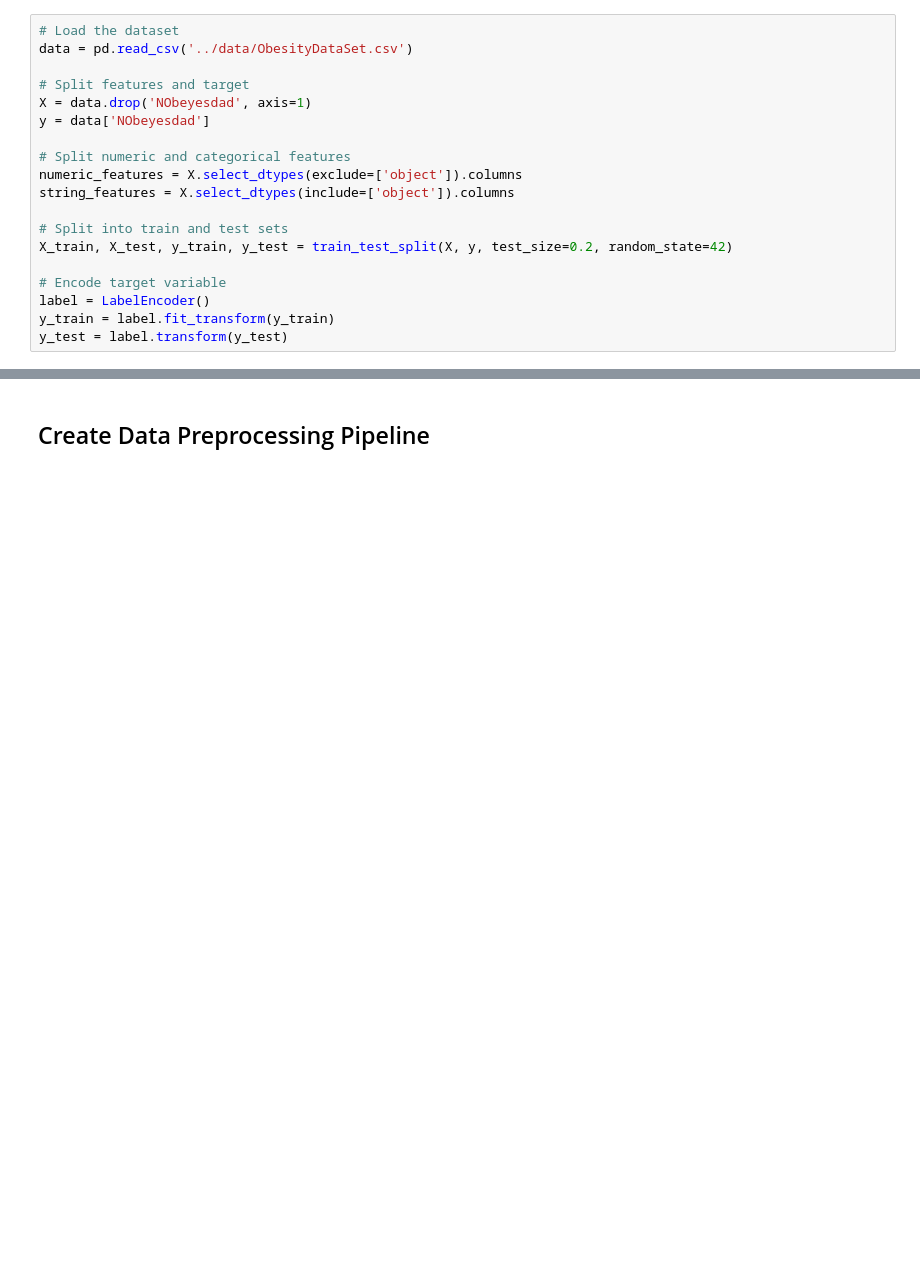
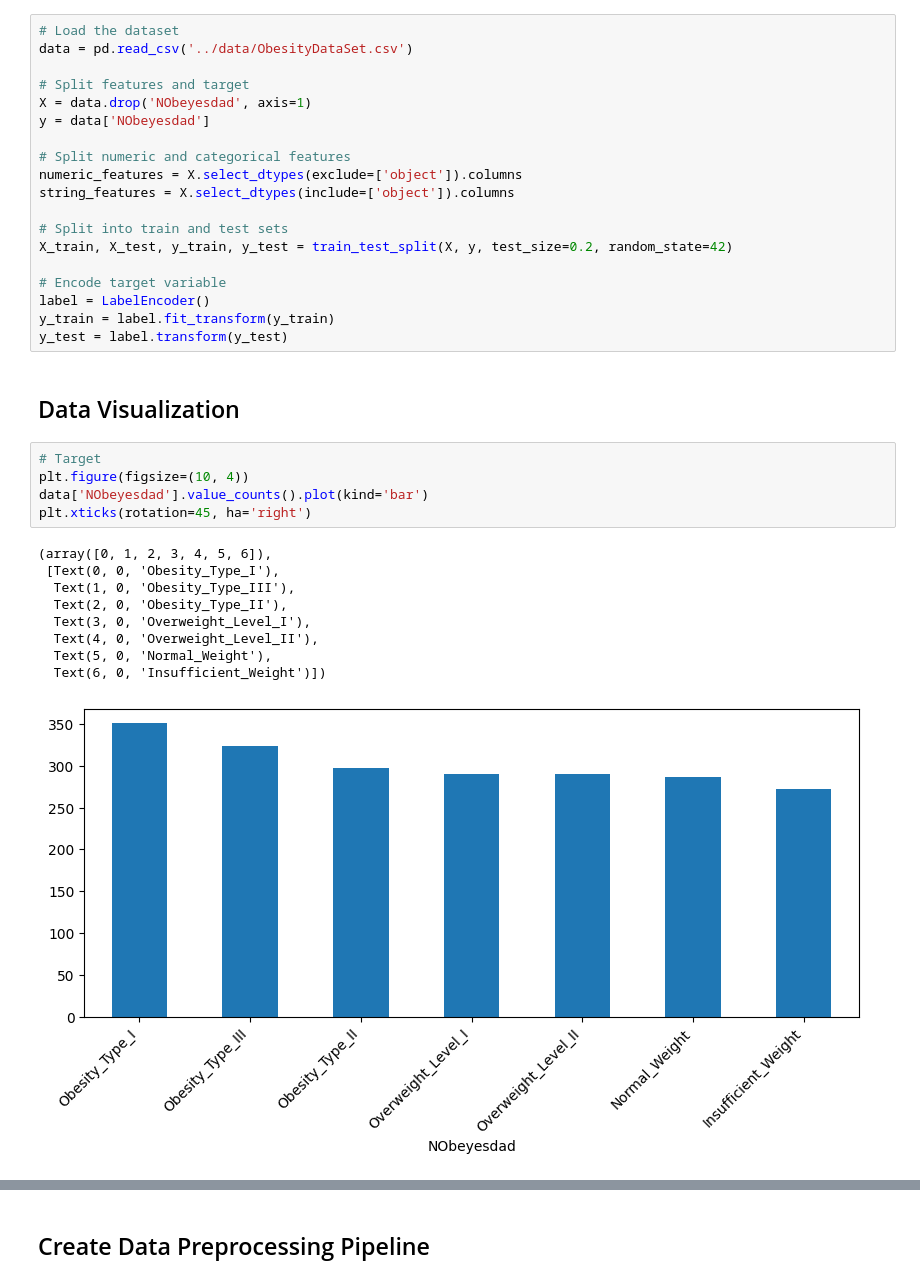
Before and after one commit to pulkit8690/Obesity-or-CVD-risk, a Jupyter notebook: Notebook/ObesityPredictionModel.ipynb, the cells around one changed output, grey strips where cells are left out. Drawn from its saved outputs; the diff is of its cells as text; blank space fills up the shorter version.

```diff
--- a/Notebook/ObesityPredictionModel.ipynb
+++ b/Notebook/ObesityPredictionModel.ipynb
@@ -37,3 +37,20 @@ X_train, X_test, y_train, y_test = train_test_split(X, y, test_size=0.2, random_
 label = LabelEncoder()
 y_train = label.fit_transform(y_train)
 y_test = label.transform(y_test)
+# %% [markdown]
+## Data Visualization
+# %%
+# Target
+plt.figure(figsize=(10, 4))
+data['NObeyesdad'].value_counts().plot(kind='bar')
+plt.xticks(rotation=45, ha='right')
+# %% [output]
+(array([0, 1, 2, 3, 4, 5, 6]),
+ [Text(0, 0, 'Obesity_Type_I'),
+  Text(1, 0, 'Obesity_Type_III'),
+  Text(2, 0, 'Obesity_Type_II'),
+  Text(3, 0, 'Overweight_Level_I'),
+  Text(4, 0, 'Overweight_Level_II'),
+  Text(5, 0, 'Normal_Weight'),
+  Text(6, 0, 'Insufficient_Weight')])
+[figure, added]
```
Also changed, not shown: parts of 6 cells of this notebook, 2 other files.
